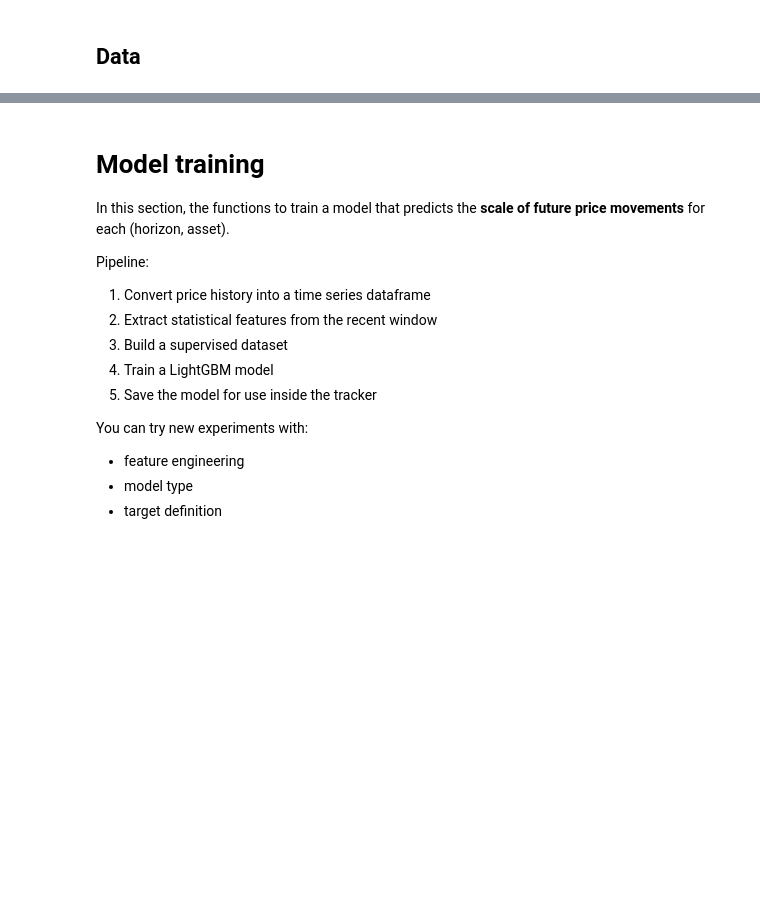
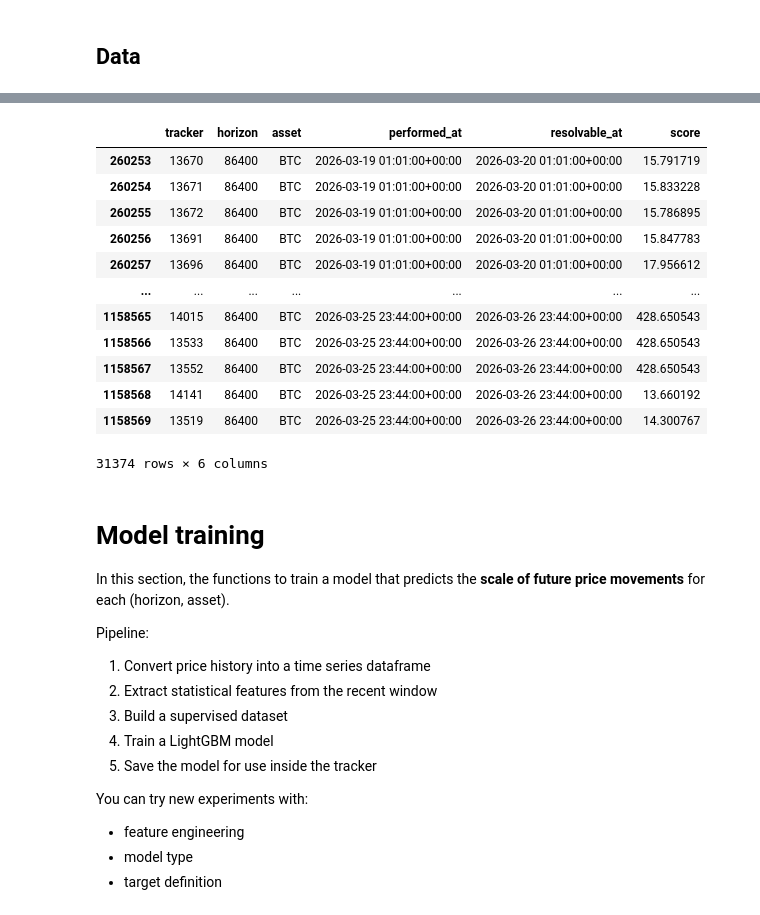
Before and after one commit to crunchdao/crunch-synth, a Jupyter notebook: crunch_synth/examples/lightgbmtracker.ipynb, the cells around one changed output, grey strips where cells are left out. Drawn from its saved outputs; the diff is of its cells as text; code cells hidden in the pictures; blank space fills up the shorter version.

```diff
--- a/crunch_synth/examples/lightgbmtracker.ipynb
+++ b/crunch_synth/examples/lightgbmtracker.ipynb
@@ -158,3 +166,23 @@ Dataset:
+# %%
+from crunch_synth import load_and_prepare_trackers_history
+
+df_trackers_history = load_and_prepare_trackers_history(HORIZON, assets, evaluation_end, days_test)
+# If you don't want to use trackers history, set df_trackers_history to None
+df_trackers_history
+# %% [output]
+|  | tracker | horizon | asset | performed_at | resolvable_at | score |
+| 260253 | 13670 | 86400 | BTC | 2026-03-19 01:01:00+00:00 | 2026-03-20 01:01:00+00:00 | 15.791719 |
+| 260254 | 13671 | 86400 | BTC | 2026-03-19 01:01:00+00:00 | 2026-03-20 01:01:00+00:00 | 15.833228 |
+| 260255 | 13672 | 86400 | BTC | 2026-03-19 01:01:00+00:00 | 2026-03-20 01:01:00+00:00 | 15.786895 |
+| 260256 | 13691 | 86400 | BTC | 2026-03-19 01:01:00+00:00 | 2026-03-20 01:01:00+00:00 | 15.847783 |
+| 260257 | 13696 | 86400 | BTC | 2026-03-19 01:01:00+00:00 | 2026-03-20 01:01:00+00:00 | 17.956612 |
+| ... | ... | ... | ... | ... | ... | ... |
+| 1158565 | 14015 | 86400 | BTC | 2026-03-25 23:44:00+00:00 | 2026-03-26 23:44:00+00:00 | 428.650543 |
+| 1158566 | 13533 | 86400 | BTC | 2026-03-25 23:44:00+00:00 | 2026-03-26 23:44:00+00:00 | 428.650543 |
+| 1158567 | 13552 | 86400 | BTC | 2026-03-25 23:44:00+00:00 | 2026-03-26 23:44:00+00:00 | 428.650543 |
+| 1158568 | 14141 | 86400 | BTC | 2026-03-25 23:44:00+00:00 | 2026-03-26 23:44:00+00:00 | 13.660192 |
+| 1158569 | 13519 | 86400 | BTC | 2026-03-25 23:44:00+00:00 | 2026-03-26 23:44:00+00:00 | 14.300767 |
+31374 rows × 6 columns
 # %% [markdown]
 # Model training
 
```
Also changed, not shown: parts of 13 cells of this notebook, 1 other file.
